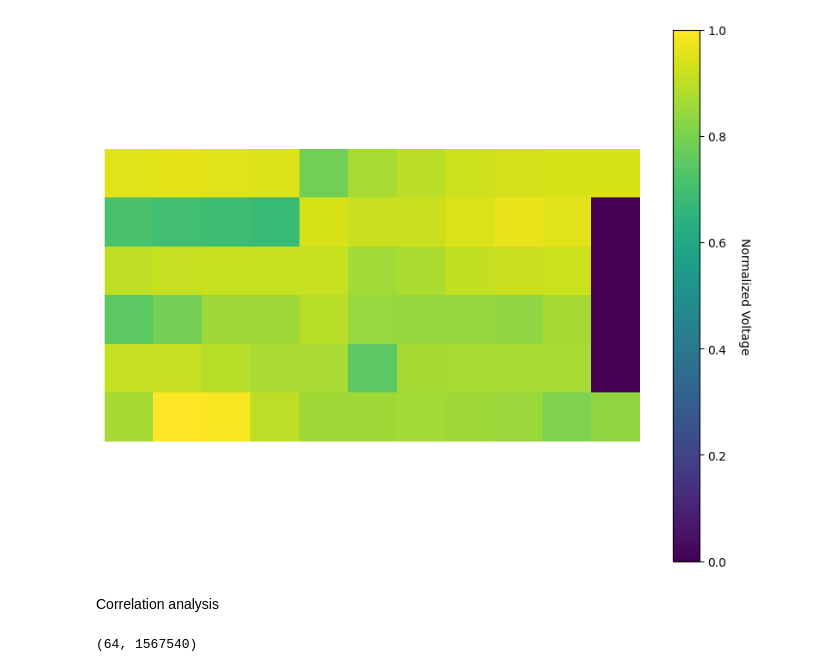
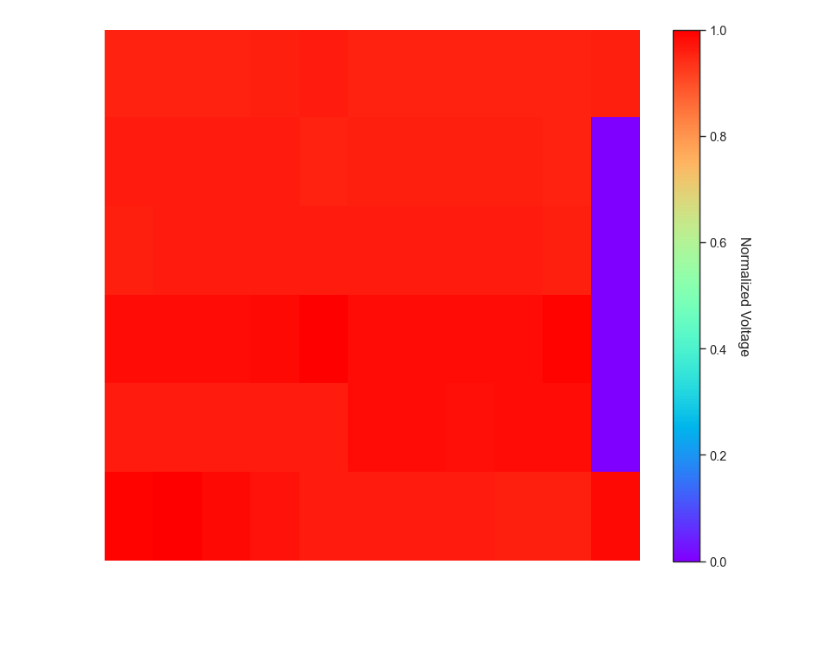
Before and after one commit to programerkotik/thesis-2023-travelling-waves, a Jupyter notebook: exp/travelling-waves-detection/travelling_waves.ipynb, the cells around one changed output. Cells and saved outputs as stored; diff of their text form; code cells hidden in the pictures; blank space fills up the shorter version.

Commit message:
spectral analysis

```diff
--- a/exp/travelling-waves-detection/travelling_waves.ipynb
+++ b/exp/travelling-waves-detection/travelling_waves.ipynb
@@ -77,12 +77,12 @@ data = data - np.mean(data, axis=0)
 # %%
-# # plot all time series
-# fig, ax = plt.subplots(1, 1, figsize=(10, 8))
-# for i in range(1, 64):
-#     if i > 20:
-#         continue
-#     ax.plot(times[404000:406000], data[i, 404000:406000] - i*0.0001)
+# plot all time series
+fig, ax = plt.subplots(1, 1, figsize=(10, 8))
+for i in range(1, 64):
+    if i > 20:
+        continue
+    ax.plot(times[404000:406000], data[i, 404000:406000] - i*0.0001)
 
-# ax.set_ylabel('Voltage')
-# ax.set_xlabel('Time (s)')
-# plt.show()
+ax.set_ylabel('Voltage')
+ax.set_xlabel('Time (s)')
+plt.show()
 # %% [output]
@@ -206,31 +178,17 @@ fig, ax = plt.subplots(1, 1, figsize=(10, 8))
 n_frames = 1000
 # set color bar
 # create a colorbar
-cbar = fig.colorbar(plt.cm.ScalarMappable(cmap='viridis'), ax=ax)
+cbar = fig.colorbar(plt.cm.ScalarMappable(cmap='rainbow'), ax=ax)
 # set label for color bar
 cbar.set_label('Normalized Voltage', rotation=270, labelpad=20)
 def animate(i):
     # clear the axes
     ax.clear()
-
-    i = i * 10
-    ax.imshow(im[:, :, i])
+    ax.imshow(im[:, :, i], cmap='rainbow', aspect='auto')
     ax.axis('off')
-    # ax[0].plot(times[:n_frames*10], data[1, :n_frames*10], color='lightblue')
-    # # make a vertical line on the plot to show the current time that would move
-    # ax[0].axvline(times[i], color='red')
-    # # set y limits for the plot between -1 and 1
-    # ax[0].set_ylim([0, 1])
-    # # set title for the plot
-    # ax[0].set_title('Channel #1')
-    # # set labels
-    # ax[0].set_ylabel('Normalized Voltage')
-    # ax[0].set_xlabel('Time (s)')
-
-    # ax[1].plot(times[:n_frames*10], data[2, :n_frames*10], color='lightblue')
 
 # set frame by frame as animation
 ani = animation.FuncAnimation(plt.gcf(), animate, frames=n_frames)
 # save animation
-ani.save('travelling_waves_crr.gif', writer='imagemagick', fps=2)
+ani.save('travelling_waves_crr.gif', writer='imagemagick', fps=10)
 # %% [output]
@@ -239,22 +197 @@ ani.save('travelling_waves_crr.gif', writer='imagemagick', fps=2)
-[figure, old version]
+[figure, new version]
-# %% [markdown]
-Correlation analysis
-# %%
-
-# read ibw files till 64 channel
-data = natsorted(glob('data/w12_18_spont/lfp*.ibw'))
-files = [d for d in data if int(d.split('/')[-1].split('.')[0].split('p')[-1]) <= 64]
-data = [load_ibw_data(f) for f in files]
-times = data[0].times
-data = [np.squeeze(d.magnitude) for d in data]
-# organize data according to channel map
-channel_map = np.array([[49,50,51,52,59,58,57,56,55,54,53],
-                        [60,61,62,63,54,43,44,45,46,47,65],
-                        [42,41,40,39,38,33,34,35,36,37,65],
-                        [26,25,24,23,22,17,18,19,20,21,65],
-                        [12,13,14,15,16,27,28,29,30,31,65],
-                        [1,2,3,4,11,10,9,8,7,6,5]])
-data = np.array(data)
-data.shape
-# %% [output]
-(64, 1567540)
```
Also changed, not shown: parts of 11 cells of this notebook, 18 other files.
